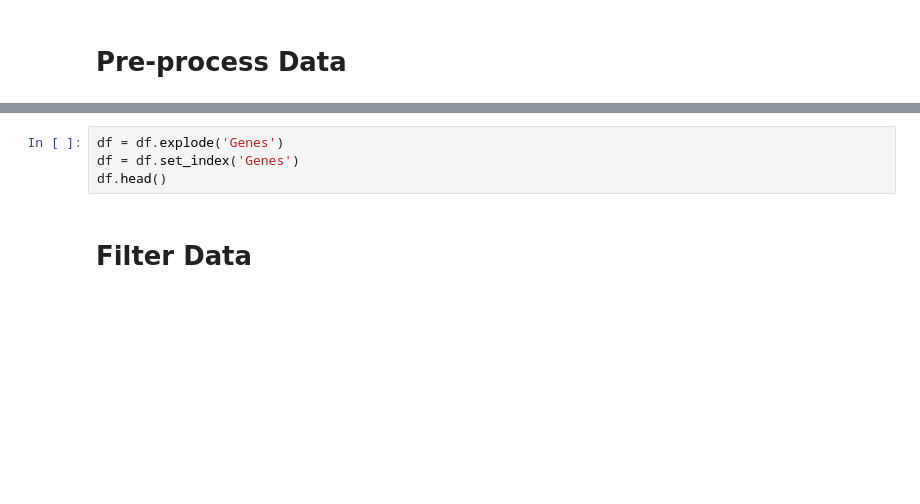
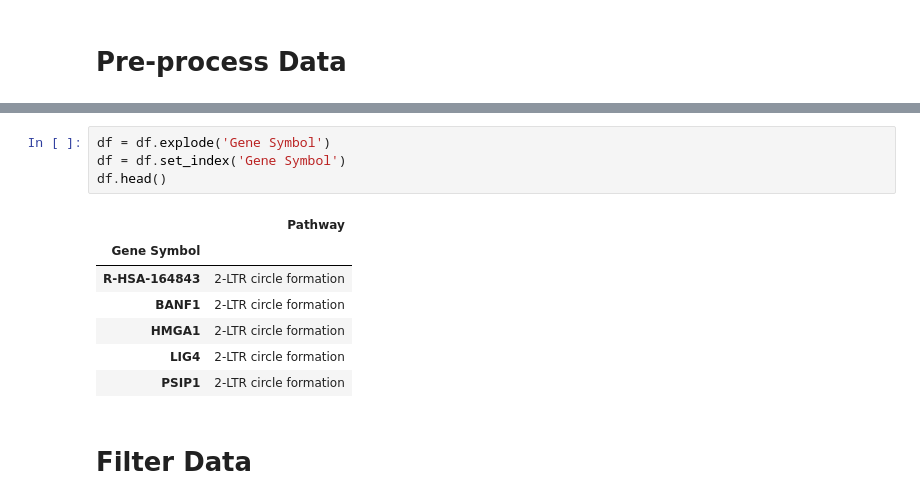
Before and after one commit to MaayanLab/Harmonizome-Data-Processing-Appyters, a Jupyter notebook: Reactome.ipynb, the cells around one changed output, grey strips where cells are left out. Drawn from its saved outputs; the diff is of its cells as text; blank space fills up the shorter version.

```diff
--- a/Reactome.ipynb
+++ b/Reactome.ipynb
@@ -79,7 +104,15 @@ df.head()
 # %%
-df = df.explode('Genes')
-df = df.set_index('Genes')
+df = df.explode('Gene Symbol')
+df = df.set_index('Gene Symbol')
 df.head()
+# %% [output]
+|  | Pathway |
+| Gene Symbol |  |
+| R-HSA-164843 | 2-LTR circle formation |
+| BANF1 | 2-LTR circle formation |
+| HMGA1 | 2-LTR circle formation |
+| LIG4 | 2-LTR circle formation |
+| PSIP1 | 2-LTR circle formation |
 # %% [markdown]
 # Filter Data
 # %% [markdown]
```
Also changed, not shown: parts of 9 cells of this notebook, 5 other files.
